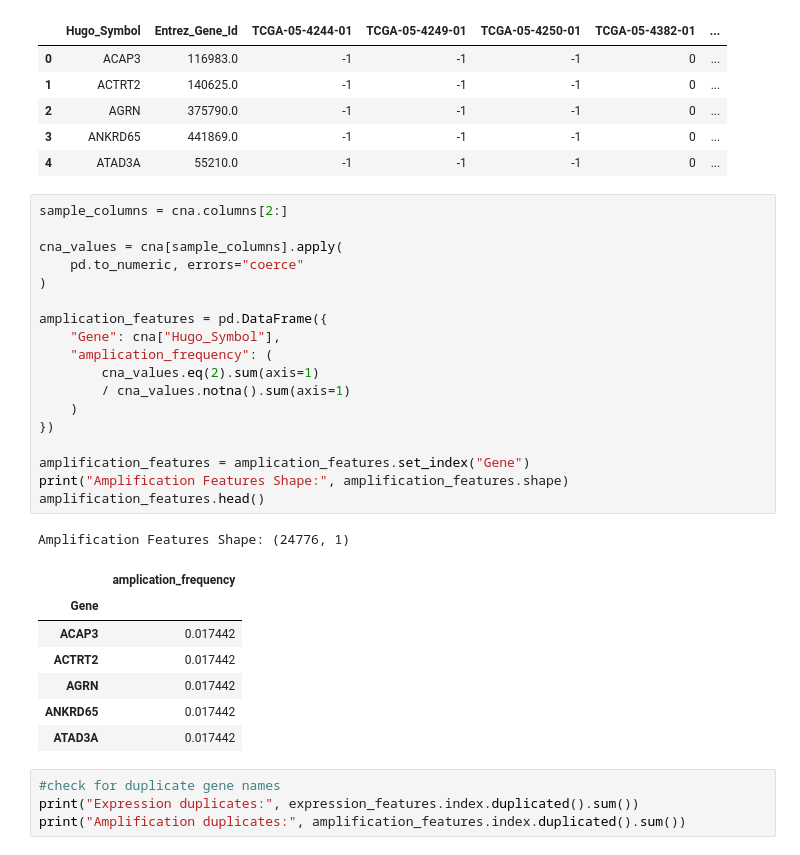
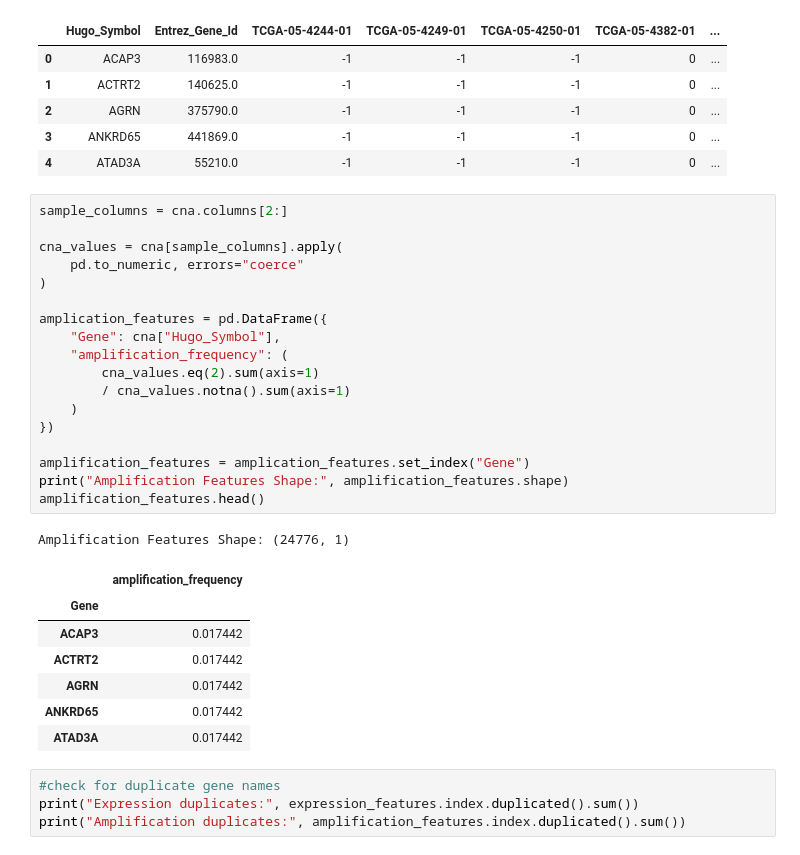
Before and after one commit to sbskinn/Tumor-Surface-Target-Prioritization, a Jupyter notebook: Checkpoint1_gene_expression.ipynb, the cells around one changed output. Saved outputs shown, nothing was run; the diff lists cells and outputs as text.

Commit message:
changes to features and created a table

```diff
--- a/Checkpoint1_gene_expression.ipynb
+++ b/Checkpoint1_gene_expression.ipynb
@@ -132,24 +132,24 @@ Columns: ['Hugo_Symbol', 'Entrez_Gene_Id', 'TCGA-05-4244-01', 'TCGA-05-4249-01',
 # %%
 sample_columns = cna.columns[2:]
 
 cna_values = cna[sample_columns].apply(
     pd.to_numeric, errors="coerce"
 )
 
 amplication_features = pd.DataFrame({
     "Gene": cna["Hugo_Symbol"],
-    "amplication_frequency": (
+    "amplification_frequency": (
         cna_values.eq(2).sum(axis=1)
         / cna_values.notna().sum(axis=1)
     )
 })
 
 amplification_features = amplication_features.set_index("Gene")
 print("Amplification Features Shape:", amplification_features.shape)
 amplification_features.head()
 # %% [output]
 Amplification Features Shape: (24776, 1)
-|  | amplication_frequency |
+|  | amplification_frequency |
 | Gene |  |
 | ACAP3 | 0.017442 |
 | ACTRT2 | 0.017442 |
```
Also changed, not shown: parts of 26 cells of this notebook.
